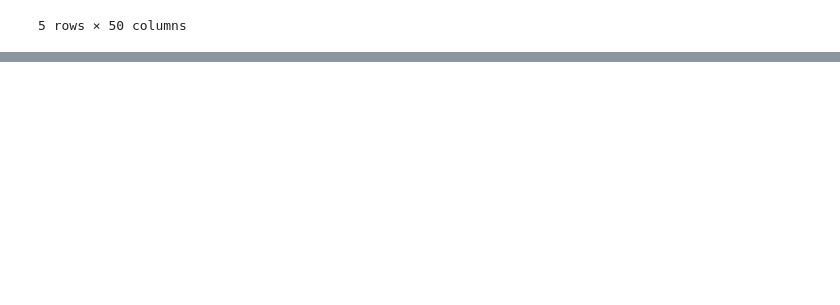
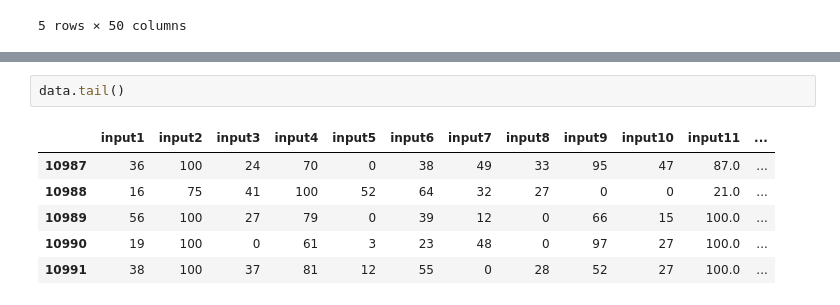
Before and after one commit to vash-ashutosh/Advanced-Data-Manipulation, a Jupyter notebook: Playing with Data - Python Pandas.ipynb, the cells around one changed output, grey strips where cells are left out. Cells and saved outputs as stored; diff of their text form; blank space fills up the shorter version.

```diff
--- a/Playing with Data - Python Pandas.ipynb
+++ b/Playing with Data - Python Pandas.ipynb
@@ -149,0 +160,9 @@ data = pd.read_csv('data')
+# %%
+data.tail()
+# %% [output]
+|  | input1 | input2 | input3 | input4 | input5 | input6 | input7 | input8 | input9 | input10 | input11 | ... |
+| 10987 | 36 | 100 | 24 | 70 | 0 | 38 | 49 | 33 | 95 | 47 | 87.0 | ... |
+| 10988 | 16 | 75 | 41 | 100 | 52 | 64 | 32 | 27 | 0 | 0 | 21.0 | ... |
+| 10989 | 56 | 100 | 27 | 79 | 0 | 39 | 12 | 0 | 66 | 15 | 100.0 | ... |
+| 10990 | 19 | 100 | 0 | 61 | 3 | 23 | 48 | 0 | 97 | 27 | 100.0 | ... |
+| 10991 | 38 | 100 | 37 | 81 | 12 | 55 | 0 | 28 | 52 | 27 | 100.0 | ... |
```
Also changed, not shown: parts of 24 cells of this notebook.
